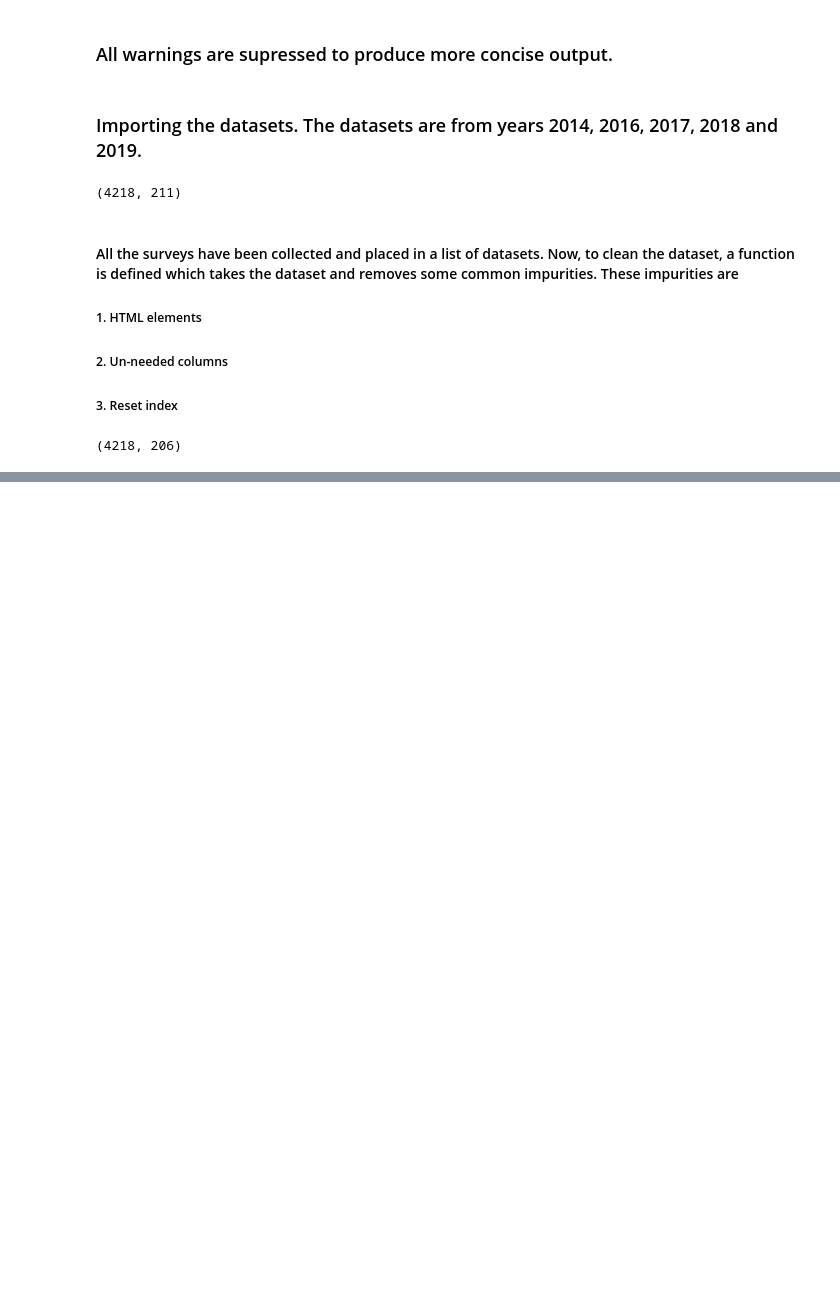
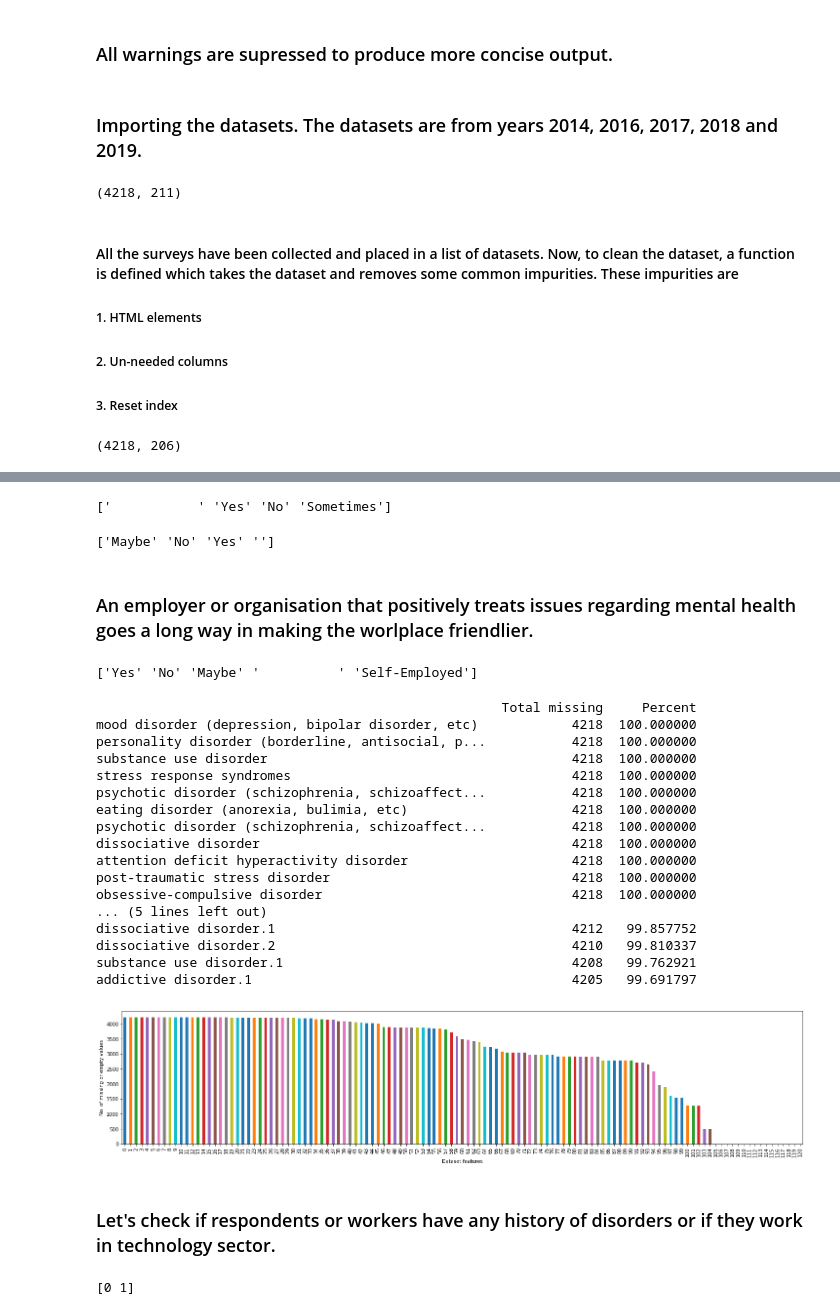
Before and after one commit to amitkarma21/OSMI-Mental-balance-Analysis, a Jupyter notebook: DataCleanup.ipynb, the cells around one changed output, grey strips where cells are left out. Drawn from its saved outputs; the diff is of its cells as text; code cells hidden in the pictures; blank space fills up the shorter version.

```diff
--- a/DataCleanup.ipynb
+++ b/DataCleanup.ipynb
@@ -54,0 +304,76 @@ print(survey.shape)
+# %%
+diagnosis = survey.loc[:, survey.columns.str.contains('diagnosed|Diagnosed|diagnose|Diagnose', regex=True)]
+diagnosis.fillna(' ', inplace=True)
+survey['Diagnosis'] = diagnosis.apply(lambda row: ''.join(row.values.astype(str)), axis=1)
+survey.loc[survey['Diagnosis'].str.contains('yes|Yes|True|true' , regex=True), 'Diagnosis'] = 'Yes'
+survey.loc[survey['Diagnosis'].str.contains('no|No|False|false' , regex=True), 'Diagnosis'] = 'No'
+survey.loc[survey['Diagnosis'].str.contains('sometimes|Sometimes' , regex=True), 'Diagnosis'] = 'Sometimes'
+survey.drop(diagnosis, axis=1, inplace=True)
+showDiagnosis = survey['Diagnosis']
+print(showDiagnosis.unique())
+# %% [output]
+['           ' 'Yes' 'No' 'Sometimes']
+# %%
+discuss = survey.loc[:, survey.columns.str.contains('discuss|Discuss', regex=True)]
+discuss.fillna('', inplace=True)
+survey['Discuss Mental Health Problems'] = discuss.apply(lambda row: ''.join(row.values.astype(str)), axis=1)
+survey.loc[survey['Discuss Mental Health Problems'].str.contains('some|Some' , regex=True), 'Discuss Mental Health Problems'] = 'Maybe'
+survey.loc[survey['Discuss Mental Health Problems'].str.contains('yes|Yes' , regex=True), 'Discuss Mental Health Problems'] = 'Yes'
+survey.loc[survey['Discuss Mental Health Problems'].str.contains('no|No' , regex=True), 'Discuss Mental Health Problems'] = 'No'
+survey.drop(discuss, axis=1, inplace=True)
+showDiscussMentalHealthProblems = survey['Discuss Mental Health Problems']
+print(showDiscussMentalHealthProblems.unique())
+# %% [output]
+['Maybe' 'No' 'Yes' '']
+# %% [markdown]
+### An employer or organisation that positively treats issues regarding mental health goes a long way in making the worlplace friendlier.
+# %%
+response = survey.loc[:, survey.columns.str.contains('handled|provided|serious', regex=True)]
+response.fillna(' ', inplace=True)
+survey['Responsible Employer'] = response.apply(lambda row: ''.join(row.values.astype(str)), axis=1)
+survey.loc[survey['Responsible Employer'].str.contains('some|Some' , regex=True), 'Responsible Employer'] = 'Maybe'
+survey.loc[survey['Responsible Employer'].str.contains('yes|Yes' , regex=True), 'Responsible Employer'] = 'Yes'
+survey.loc[survey['Responsible Employer'].str.contains('no|No' , regex=True), 'Responsible Employer'] = 'No'
+survey.loc[survey['Responsible Employer'].str.contains('self-employed' , regex=True), 'Responsible Employer'] = 'Self-Employed'
+survey.drop(response, axis=1, inplace=True)
+showResposibleEmployer = survey['Responsible Employer']
+print(showResposibleEmployer.unique())
+# %% [output]
+['Yes' 'No' 'Maybe' '          ' 'Self-Employed']
+# %%
+noisyData = ShowNullValues(survey)
+# %% [output]
+                                                    Total missing     Percent
+mood disorder (depression, bipolar disorder, etc)            4218  100.000000
+personality disorder (borderline, antisocial, p...           4218  100.000000
+substance use disorder                                       4218  100.000000
+stress response syndromes                                    4218  100.000000
+psychotic disorder (schizophrenia, schizoaffect...           4218  100.000000
+eating disorder (anorexia, bulimia, etc)                     4218  100.000000
+psychotic disorder (schizophrenia, schizoaffect...           4218  100.000000
+dissociative disorder                                        4218  100.000000
+attention deficit hyperactivity disorder                     4218  100.000000
+post-traumatic stress disorder                               4218  100.000000
+obsessive-compulsive disorder                                4218  100.000000
+... (5 lines left out)
+dissociative disorder.1                                      4212   99.857752
+dissociative disorder.2                                      4210   99.810337
+substance use disorder.1                                     4208   99.762921
+addictive disorder.1                                         4205   99.691797
+[figure, added]
+# %% [markdown]
+### Let's check if respondents or workers have any history of disorders or if they work in technology sector.
+# %%
+Disorder = survey.loc[:, survey.columns.str.contains('Disorder|disorder|syndrome|other', regex=True)]
+Disorder.fillna('', inplace=True)
+DisorderNotes = Disorder.apply(lambda row: ' '.join(row.values.astype(str)), axis=1)
+survey['Disorder Notes'] = DisorderNotes
+survey['Disorder'] = DisorderNotes
+disorderTerms = 'disorder|Disorder|negative|Negative|syndrome|Syndrome|bipolar|Bipolar|depression|Depression|autism|PTSD|Yes|yes'
+survey.loc[survey['Disorder'].str.contains(disorderTerms , regex=True), 'Disorder'] = 1
+survey.loc[survey['Disorder']!=1, 'Disorder'] = 0
+survey.drop(Disorder, axis=1, inplace=True)
+showDisorder = survey[['Disorder', 'Disorder Notes']]
+print(survey['Disorder'].unique())
+# %% [output]
+[0 1]
```
Also changed, not shown: parts of 30 cells of this notebook.
